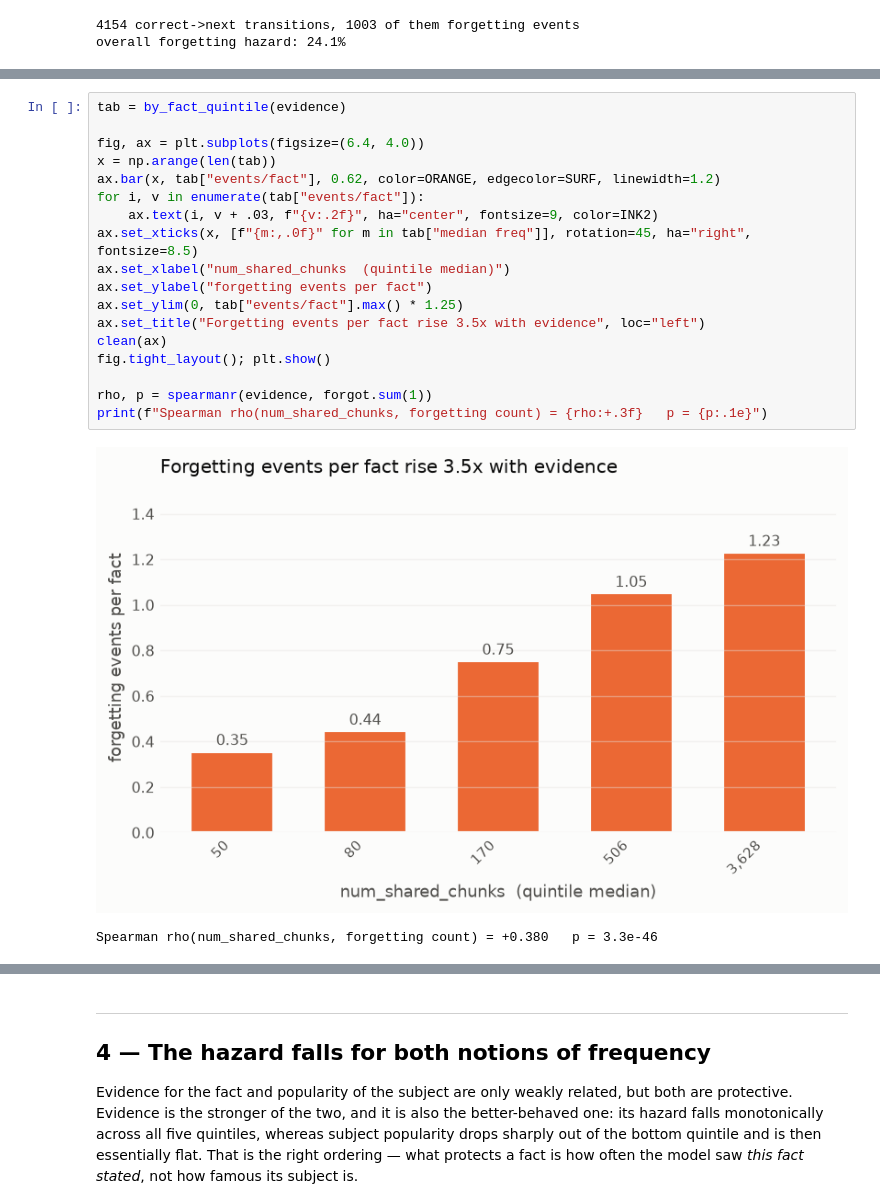
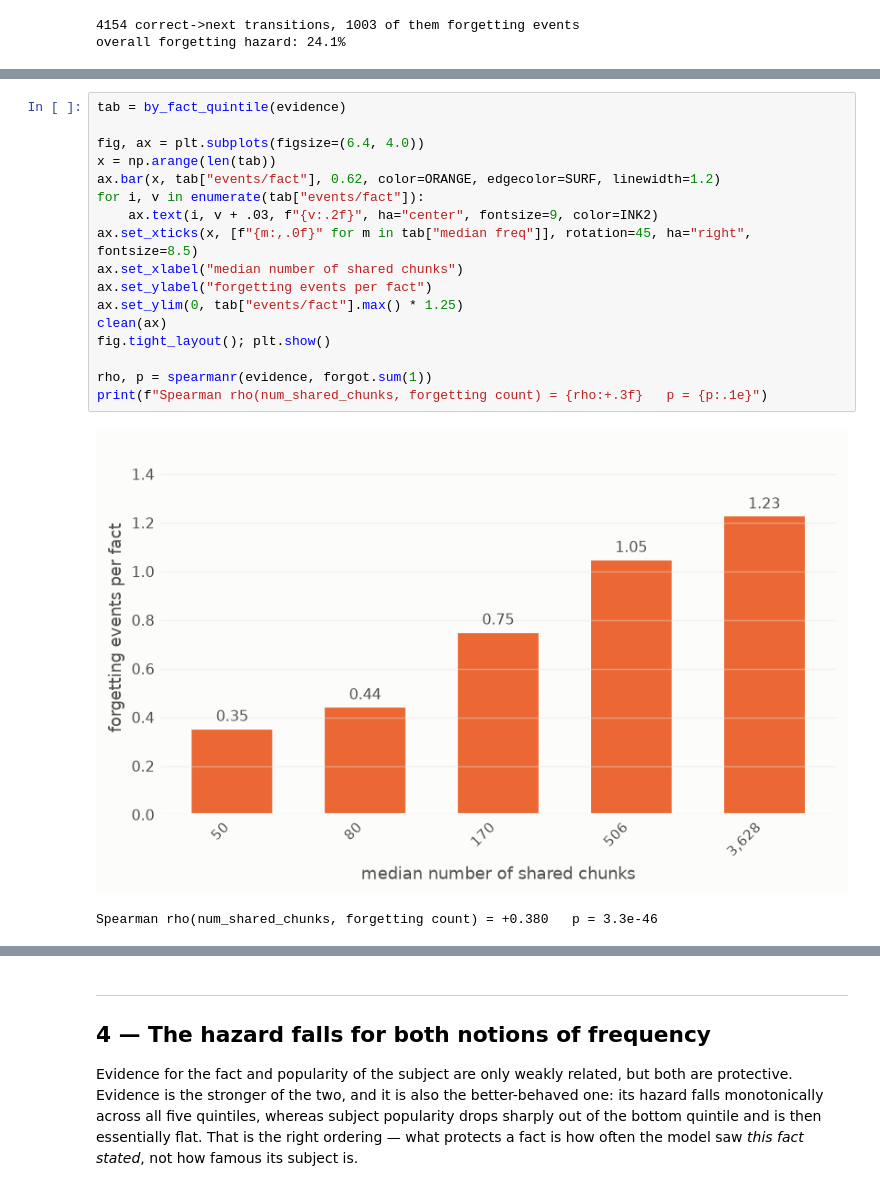
Before and after one commit to OvadiaOmer3/NLPFinalProject, a Jupyter notebook: frequency_and_forgetting.ipynb, the cells around one changed output, grey strips where cells are left out. Cells and saved outputs as stored; diff of their text form.

```diff
--- a/frequency_and_forgetting.ipynb
+++ b/frequency_and_forgetting.ipynb
@@ -211,23 +224,22 @@ a fact is, the more it gets forgotten.*
 # %%
 tab = by_fact_quintile(evidence)
 
 fig, ax = plt.subplots(figsize=(6.4, 4.0))
 x = np.arange(len(tab))
 ax.bar(x, tab["events/fact"], 0.62, color=ORANGE, edgecolor=SURF, linewidth=1.2)
 for i, v in enumerate(tab["events/fact"]):
     ax.text(i, v + .03, f"{v:.2f}", ha="center", fontsize=9, color=INK2)
 ax.set_xticks(x, [f"{m:,.0f}" for m in tab["median freq"]], rotation=45, ha="right", fontsize=8.5)
-ax.set_xlabel("num_shared_chunks  (quintile median)")
+ax.set_xlabel("median number of shared chunks")
 ax.set_ylabel("forgetting events per fact")
 ax.set_ylim(0, tab["events/fact"].max() * 1.25)
-ax.set_title("Forgetting events per fact rise 3.5x with evidence", loc="left")
 clean(ax)
 fig.tight_layout(); plt.show()
 
 rho, p = spearmanr(evidence, forgot.sum(1))
 print(f"Spearman rho(num_shared_chunks, forgetting count) = {rho:+.3f}   p = {p:.1e}")
 # %% [output]
-[figure, old version]
+[figure, new version]
 Spearman rho(num_shared_chunks, forgetting count) = +0.380   p = 3.3e-46
 # %% [markdown]
 
```
Also changed, not shown: parts of 3 cells of this notebook, 10 other files.
